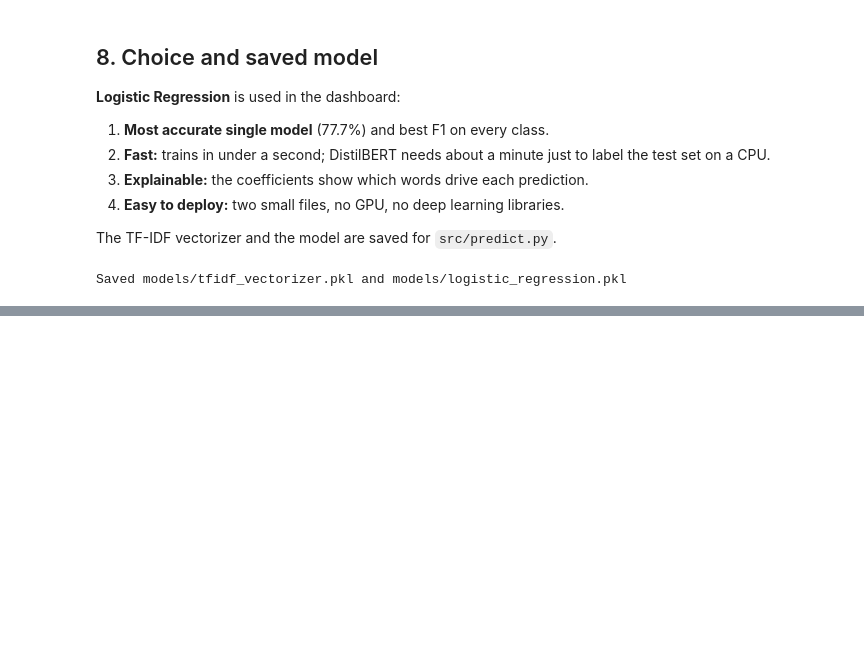
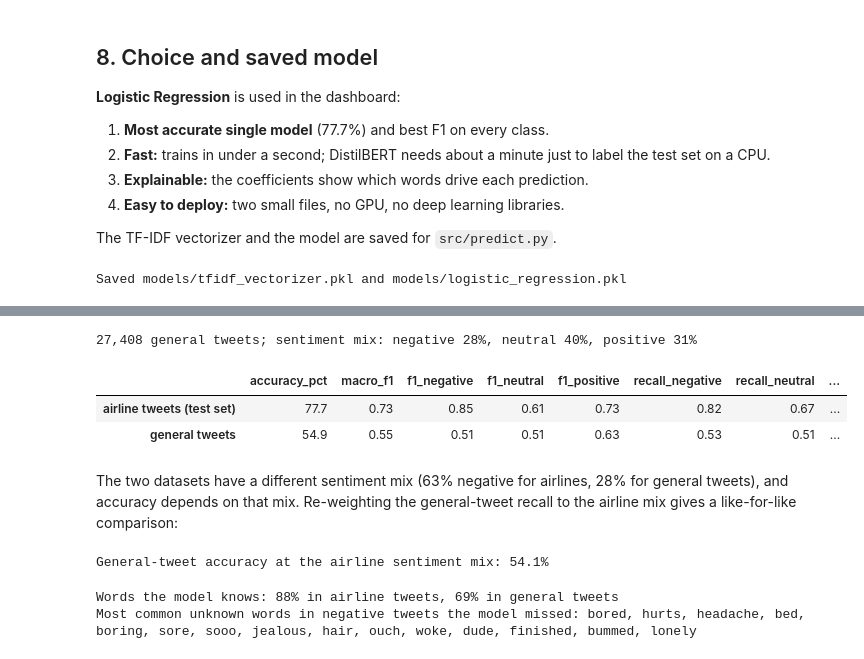
Before and after one commit to antarezQ/sentiment-analysis-dashboard, a Jupyter notebook: notebooks/03_sentiment_model.ipynb, the cells around one changed output, grey strips where cells are left out. Cells and saved outputs as stored; diff of their text form; code cells hidden in the pictures; blank space fills up the shorter version.

Commit message:
feat: test the airline sentiment model on general tweets

```diff
--- a/notebooks/03_sentiment_model.ipynb
+++ b/notebooks/03_sentiment_model.ipynb
@@ -357,0 +366,49 @@ Saved models/tfidf_vectorizer.pkl and models/logistic_regression.pkl
+# %%
+GENERAL_PATH = Path("../data/raw/TweetsSentimentDataset.csv")
+general = pd.read_csv(GENERAL_PATH).dropna(subset=["text"])
+general["text_tokens"] = general["text"].str.replace("`", "'").map(to_tokens)
+general = general[general["text_tokens"].str.len() > 0]
+general_pred = lr_model.predict(tfidf.transform(general["text_tokens"]))
+
+print(f"{len(general):,} general tweets; sentiment mix: "
+      + ", ".join(f"{s} {p:.0%}" for s, p in general["sentiment"].value_counts(normalize=True).reindex(SENTIMENTS).items()))
+
+def scores(y_true, y_pred):
+    _, recall, f1, _ = precision_recall_fscore_support(y_true, y_pred, labels=SENTIMENTS, zero_division=0)
+    return {"accuracy_pct": accuracy_score(y_true, y_pred) * 100, "macro_f1": f1.mean(),
+            **{f"f1_{s}": v for s, v in zip(SENTIMENTS, f1)}, **{f"recall_{s}": v for s, v in zip(SENTIMENTS, recall)}}
+
+comparison = pd.DataFrame({
+    "airline tweets (test set)": scores(y_test, predictions["Logistic Regression"]),
+    "general tweets": scores(general["sentiment"], general_pred),
+}).T
+comparison.round({"accuracy_pct": 1, **{c: 2 for c in comparison.columns if c != "accuracy_pct"}})
+# %% [output]
+27,408 general tweets; sentiment mix: negative 28%, neutral 40%, positive 31%
+|  | accuracy_pct | macro_f1 | f1_negative | f1_neutral | f1_positive | recall_negative | recall_neutral | ... |
+| airline tweets (test set) | 77.7 | 0.73 | 0.85 | 0.61 | 0.73 | 0.82 | 0.67 | ... |
+| general tweets | 54.9 | 0.55 | 0.51 | 0.51 | 0.63 | 0.53 | 0.51 | ... |
+# %% [markdown]
+The two datasets have a different sentiment mix (63% negative for airlines, 28% for general tweets), and accuracy depends on that mix. Re-weighting the general-tweet recall to the airline mix gives a like-for-like comparison:
+# %%
+airline_mix = y_test.value_counts(normalize=True).reindex(SENTIMENTS)
+general_recall = comparison.loc["general tweets", [f"recall_{s}" for s in SENTIMENTS]].to_numpy()
+print(f"General-tweet accuracy at the airline sentiment mix: {(airline_mix.to_numpy() * general_recall).sum():.1%}")
+# %% [output]
+General-tweet accuracy at the airline sentiment mix: 54.1%
+# %%
+vocabulary = set(tfidf.get_feature_names_out())
+
+def known_share(tokens: pd.Series) -> float:
+    words = tokens.str.split().explode()
+    return words.isin(vocabulary).mean()
+
+print(f"Words the model knows: {known_share(test['text_tokens']):.0%} in airline tweets, "
+      f"{known_share(general['text_tokens']):.0%} in general tweets")
+
+missed = general[(general["sentiment"] == "negative") & (general_pred != "negative")]
+unknown = missed["text_tokens"].str.split().explode().loc[lambda w: ~w.isin(vocabulary)]
+print("Most common unknown words in negative tweets the model missed:", ", ".join(unknown.value_counts().head(15).index))
+# %% [output]
+Words the model knows: 88% in airline tweets, 69% in general tweets
+Most common unknown words in negative tweets the model missed: bored, hurts, headache, bed, boring, sore, sooo, jealous, hair, ouch, woke, dude, finished, bummed, lonely
```
Also changed, not shown: parts of 4 cells of this notebook.
